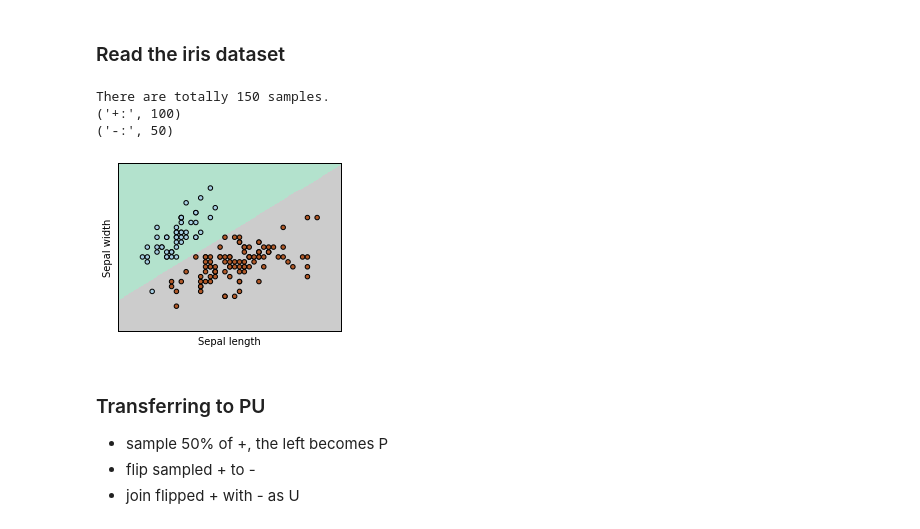
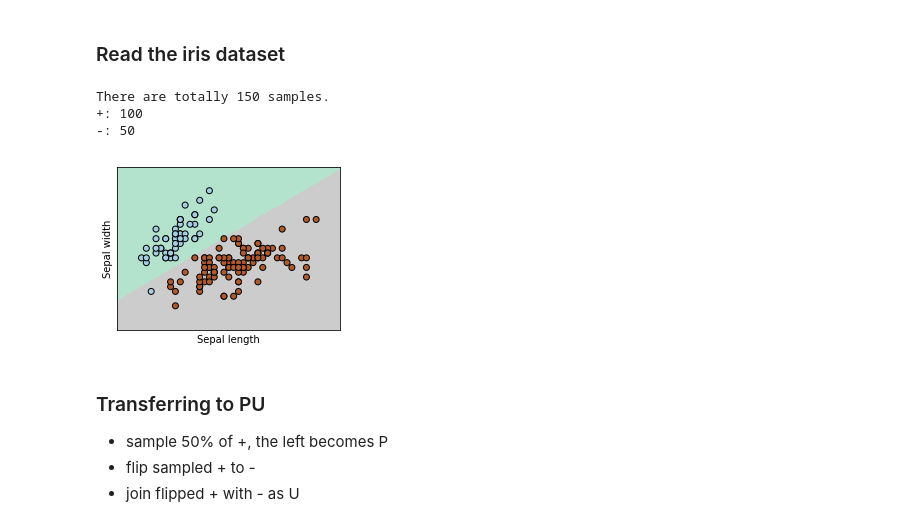
Before and after one commit to JihongJu/pycaffe-objectives, a Jupyter notebook: surrogate_losses.ipynb, the cells around one changed output. Drawn from its saved outputs; the diff is of its cells as text; code cells hidden in the pictures.

```diff
--- a/surrogate_losses.ipynb
+++ b/surrogate_losses.ipynb
@@ -24,37 +24,37 @@ def fit_plot(X, Y, fit_classifier=None):
     h = .02 # mesh step size
     x_min, x_max = X[:, 0].min() - .5, X[:, 0].max() + .5
     y_min, y_max = X[:, 1].min() - .5, X[:, 1].max() + .5
     xx, yy = np.meshgrid(np.arange(x_min, x_max, h), np.arange(y_min, y_max, h))
 
     if fit_classifier:
         # we create an instance of Neighbours Classifier and fit the data.
         fit_classifier.fit(X, Y)
         Z = fit_classifier.predict(np.c_[xx.ravel(), yy.ravel()])
 
         # Put the result into a color plot
         Z = Z.reshape(xx.shape)
         plt.figure(1, figsize=(4, 3))
         plt.pcolormesh(xx, yy, Z, cmap=plt.cm.Pastel2)
 
     # Plot also the training points
     plt.scatter(X[:, 0], X[:, 1], c=Y, edgecolors='k', cmap=plt.cm.Paired)
     plt.xlabel('Sepal length')
     plt.ylabel('Sepal width')
 
     plt.xlim(xx.min(), xx.max())
     plt.ylim(yy.min(), yy.max())
     plt.xticks(())
     plt.yticks(())
 
     plt.show()
 
 show_label_partition(Y)
-fit_plot(X, Y, fit_classifier=SoftmaxRegression(l2=1e-5))
+fit_plot(X, Y, fit_classifier=SoftmaxRegression(l2=1e-5, epochs=100))
 # %% [output]
 There are totally 150 samples.
-('+:', 100)
-('-:', 50)
++: 100
+-: 50
-[figure, old version]
+[figure, new version]
 # %% [markdown]
 ### Transferring to PU
 
```
Also changed, not shown: parts of 4 cells of this notebook.
